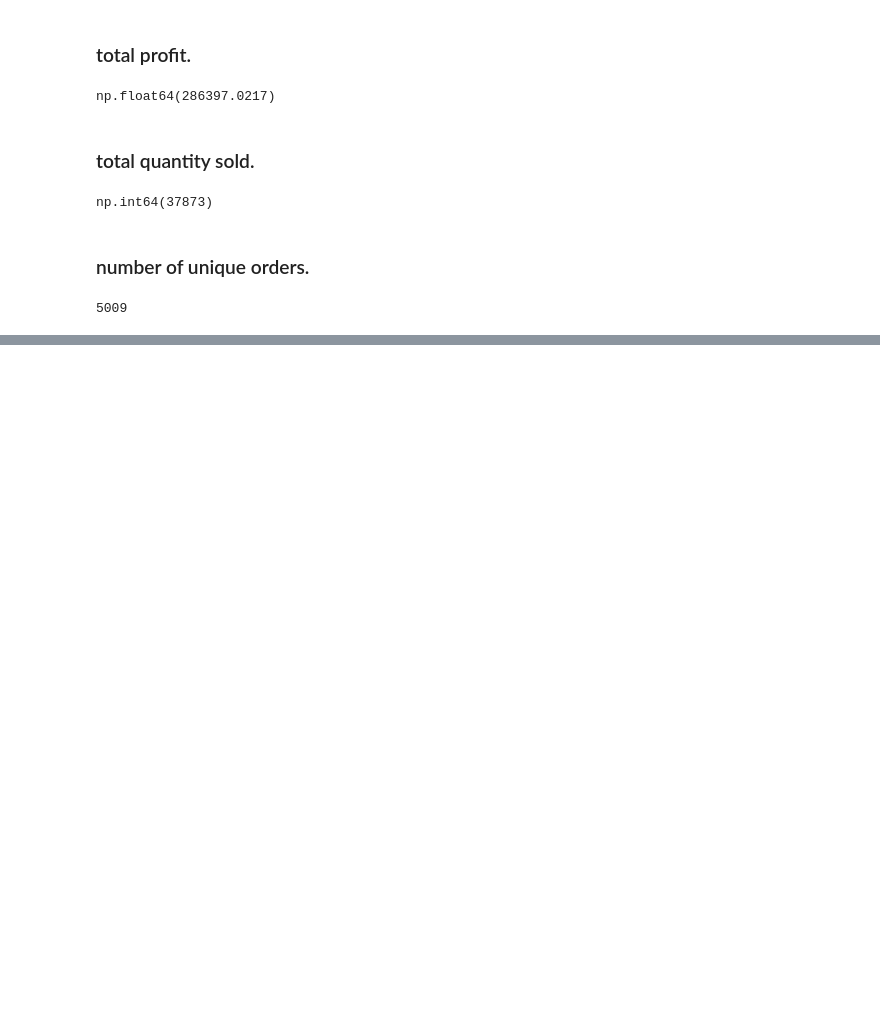
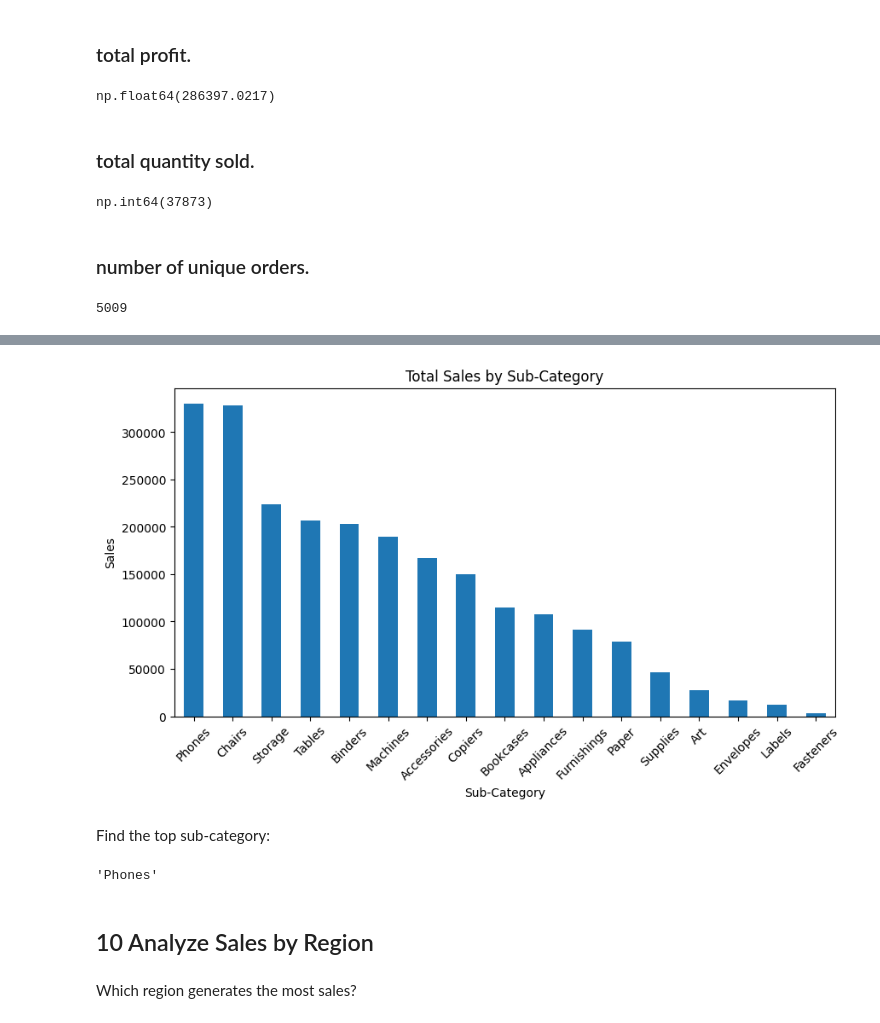
Before and after one commit to mukund1040/Data-Analytics-Projects, a Jupyter notebook: 02-Sales-Data-Analysis/Sales_Data_Analysis.ipynb, the cells around one changed output, grey strips where cells are left out. Drawn from its saved outputs; the diff is of its cells as text; code cells hidden in the pictures; blank space fills up the shorter version.

```diff
--- a/02-Sales-Data-Analysis/Sales_Data_Analysis.ipynb
+++ b/02-Sales-Data-Analysis/Sales_Data_Analysis.ipynb
@@ -153,0 +333,4 @@ df["Order ID"].nunique()
+# %%
+subcategory_sales = df.groupby("Sub-Category")["Sales"].sum().sort_values(ascending=False)
+
+subcategory_sales
@@ -153,0 +358,20 @@ df["Order ID"].nunique()
+# %%
+subcategory_sales.plot(kind="bar", figsize=(10,5))
+
+plt.title("Total Sales by Sub-Category")
+plt.xlabel("Sub-Category")
+plt.ylabel("Sales")
+plt.xticks(rotation=45)
+plt.show()
+# %% [output]
+[figure, added]
+# %% [markdown]
+Find the top sub-category:
+# %%
+subcategory_sales.idxmax()
+# %% [output]
+'Phones'
+# %% [markdown]
+## 10 Analyze Sales by Region
+# %% [markdown]
+Which region generates the most sales?
```
Also changed, not shown: parts of 40 cells of this notebook.
